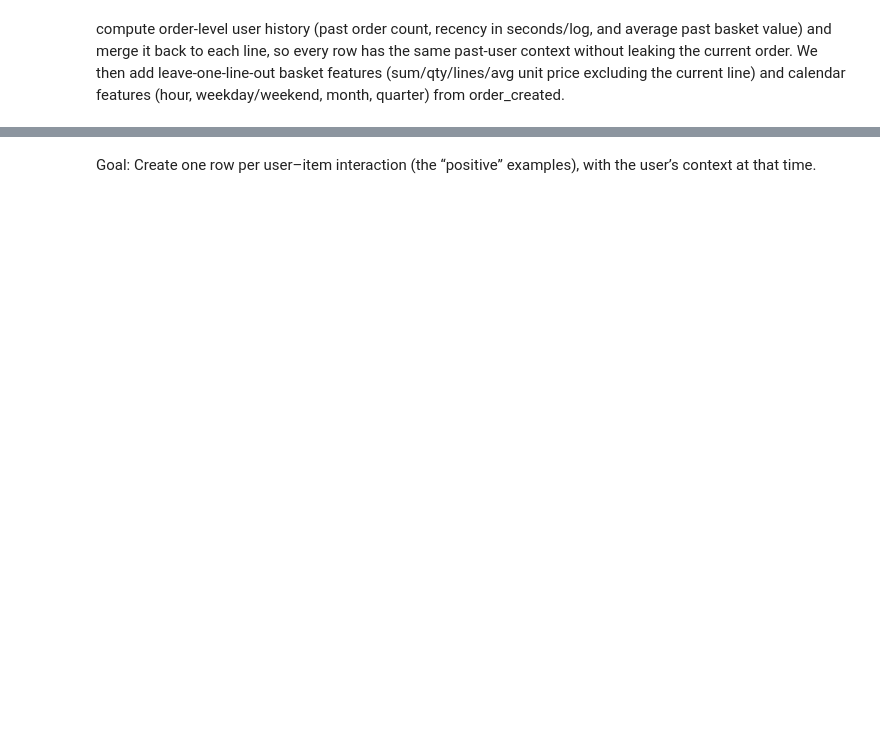
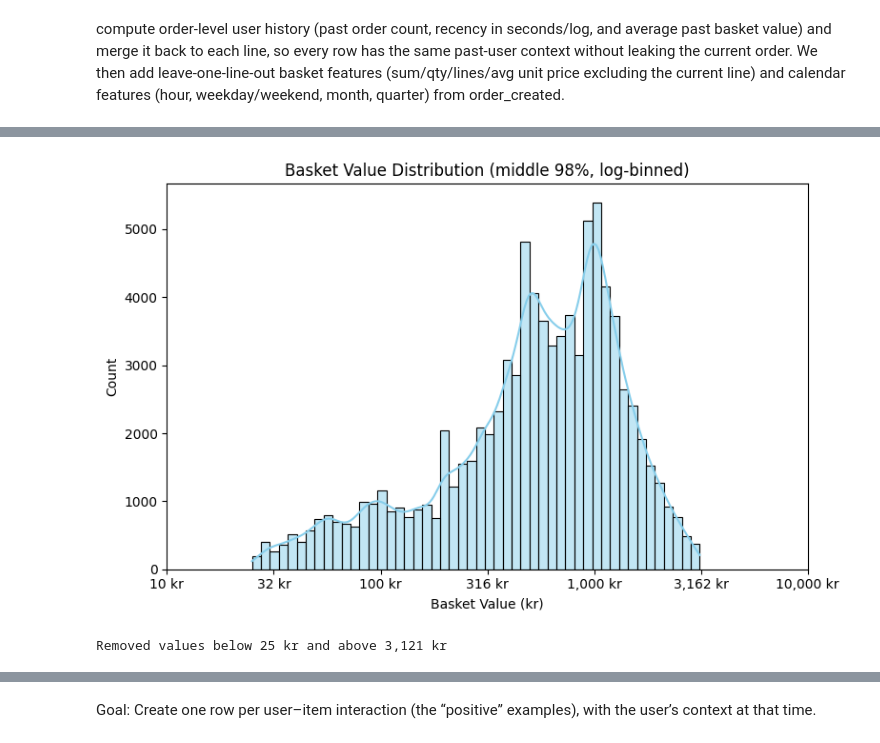
Before and after one commit to maria-lagerholm/itcm_recommendation_engine, a Jupyter notebook: notebooks/eda_transactions.ipynb, the cells around one changed output, grey strips where cells are left out. Cells and saved outputs as stored; diff of their text form; code cells hidden in the pictures; blank space fills up the shorter version.

```diff
--- a/notebooks/eda_transactions.ipynb
+++ b/notebooks/eda_transactions.ipynb
@@ -105,0 +308,38 @@ tx['quarter']   = tx['order_created'].dt.quarter.astype('Int8')
+# %%
+import numpy as np
+import matplotlib.pyplot as plt
+import seaborn as sns
+
+# Remove zero/negative values
+basket_vals = orders['basket_value']
+basket_vals = basket_vals[basket_vals > 0]
+
+# Define lower and upper percentiles for trimming
+low_p, high_p = 0.01, 0.99  # keep middle 98% of orders
+low_val, high_val = basket_vals.quantile([low_p, high_p])
+
+# Filter within range
+basket_vals = basket_vals[(basket_vals >= low_val) & (basket_vals <= high_val)]
+
+# Log transform
+log_basket = np.log10(basket_vals)
+
+plt.figure(figsize=(8,5))
+sns.histplot(log_basket, bins=50, color='skyblue', kde=True)
+
+# Back-transform ticks to kr
+xticks = plt.xticks()[0]
+xtick_labels = [f"{10**x:,.0f} kr" for x in xticks]
+plt.xticks(ticks=xticks, labels=xtick_labels)
+
+plt.title(f'Basket Value Distribution (middle 98%, log-binned)')
+plt.xlabel('Basket Value (kr)')
+plt.ylabel('Count')
+plt.tight_layout()
+plt.show()
+
+# Optional: show cutoffs
+print(f"Removed values below {low_val:,.0f} kr and above {high_val:,.0f} kr")
+# %% [output]
+[figure, added]
+Removed values below 25 kr and above 3,121 kr
```
Also changed, not shown: parts of 23 cells of this notebook.
